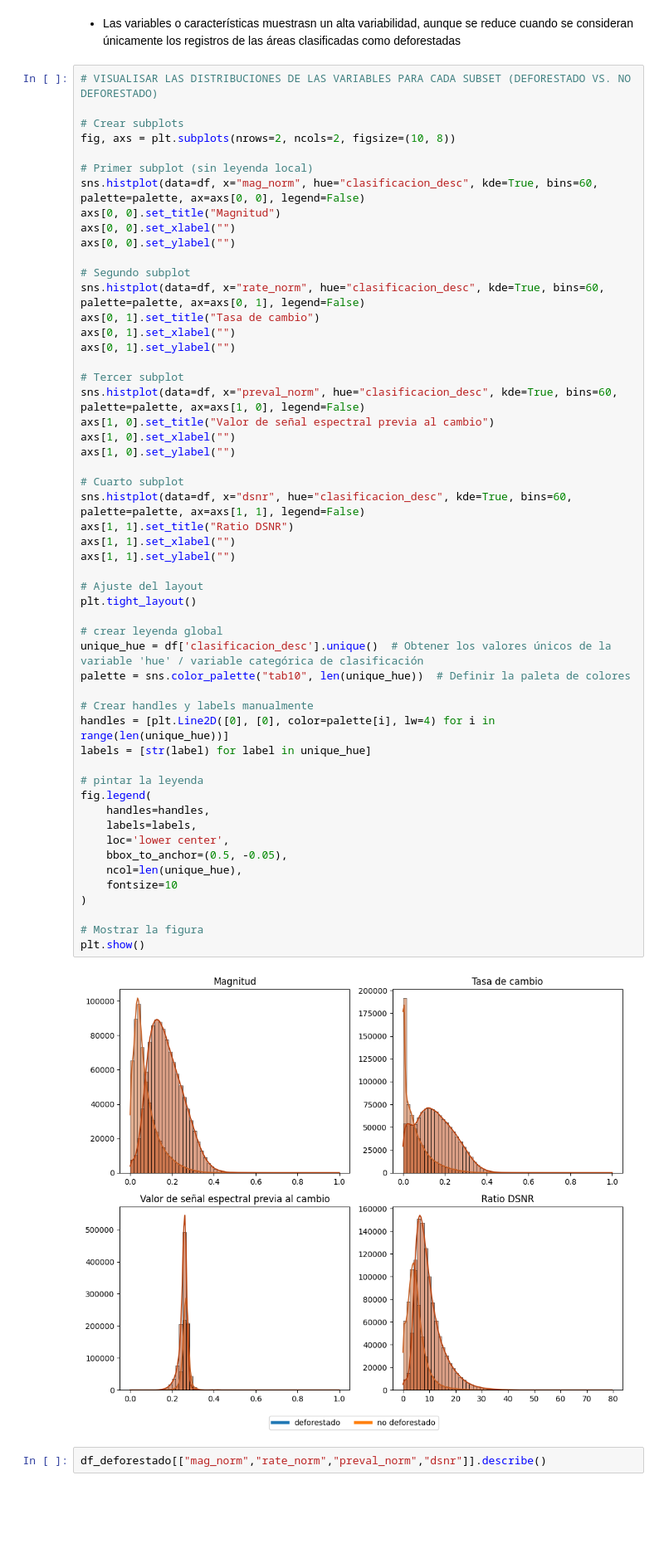
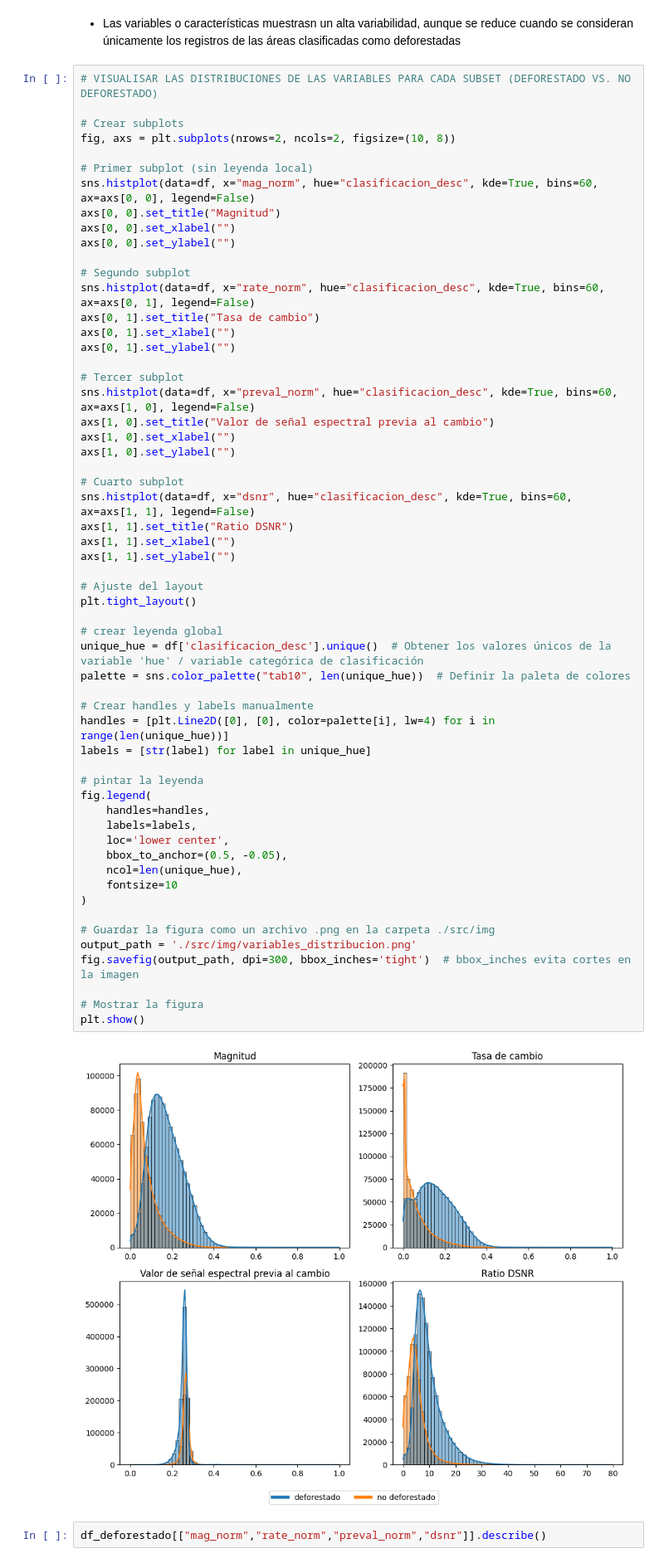
Before and after one commit to mariarisco/EDA_Entrega, a Jupyter notebook: main.ipynb, the cells around one changed output. Shown at 83% size. Cells and saved outputs as stored; diff of their text form; blank space fills up the shorter version.

```diff
--- a/main.ipynb
+++ b/main.ipynb
@@ -1180,54 +1256,58 @@ variabilidad(df_deforestado[["mag_norm","rate_norm","preval_norm","dsnr"]])
 fig, axs = plt.subplots(nrows=2, ncols=2, figsize=(10, 8))
 
 # Primer subplot (sin leyenda local)
-sns.histplot(data=df, x="mag_norm", hue="clasificacion_desc", kde=True, bins=60, palette=palette, ax=axs[0, 0], legend=False)
+sns.histplot(data=df, x="mag_norm", hue="clasificacion_desc", kde=True, bins=60, ax=axs[0, 0], legend=False)
 axs[0, 0].set_title("Magnitud")
 axs[0, 0].set_xlabel("")
 axs[0, 0].set_ylabel("")
 
 # Segundo subplot
-sns.histplot(data=df, x="rate_norm", hue="clasificacion_desc", kde=True, bins=60, palette=palette, ax=axs[0, 1], legend=False)
+sns.histplot(data=df, x="rate_norm", hue="clasificacion_desc", kde=True, bins=60, ax=axs[0, 1], legend=False)
 axs[0, 1].set_title("Tasa de cambio")
 axs[0, 1].set_xlabel("")
 axs[0, 1].set_ylabel("")
 
 # Tercer subplot
-sns.histplot(data=df, x="preval_norm", hue="clasificacion_desc", kde=True, bins=60, palette=palette, ax=axs[1, 0], legend=False)
+sns.histplot(data=df, x="preval_norm", hue="clasificacion_desc", kde=True, bins=60, ax=axs[1, 0], legend=False)
 axs[1, 0].set_title("Valor de señal espectral previa al cambio")
 axs[1, 0].set_xlabel("")
 axs[1, 0].set_ylabel("")
 
 # Cuarto subplot
-sns.histplot(data=df, x="dsnr", hue="clasificacion_desc", kde=True, bins=60, palette=palette, ax=axs[1, 1], legend=False)
+sns.histplot(data=df, x="dsnr", hue="clasificacion_desc", kde=True, bins=60, ax=axs[1, 1], legend=False)
 axs[1, 1].set_title("Ratio DSNR")
 axs[1, 1].set_xlabel("")
 axs[1, 1].set_ylabel("")
 
 # Ajuste del layout
 plt.tight_layout()
 
 # crear leyenda global
 unique_hue = df['clasificacion_desc'].unique()  # Obtener los valores únicos de la variable 'hue' / variable categórica de clasificación
 palette = sns.color_palette("tab10", len(unique_hue))  # Definir la paleta de colores
 
 # Crear handles y labels manualmente
 handles = [plt.Line2D([0], [0], color=palette[i], lw=4) for i in range(len(unique_hue))]
 labels = [str(label) for label in unique_hue]
 
 # pintar la leyenda
 fig.legend(
     handles=handles,
     labels=labels,
     loc='lower center',
     bbox_to_anchor=(0.5, -0.05),
     ncol=len(unique_hue),
     fontsize=10
 )
 
+# Guardar la figura como un archivo .png en la carpeta ./src/img
+output_path = './src/img/variables_distribucion.png'
+fig.savefig(output_path, dpi=300, bbox_inches='tight')  # bbox_inches evita cortes en la imagen
+
 # Mostrar la figura
 plt.show()
 # %% [output]
-[figure, old version]
+[figure, new version]
 # %%
 df_deforestado[["mag_norm","rate_norm","preval_norm","dsnr"]].describe()
 # %% [output]
```
Also changed, not shown: parts of 16 cells of this notebook, 11 other files.
